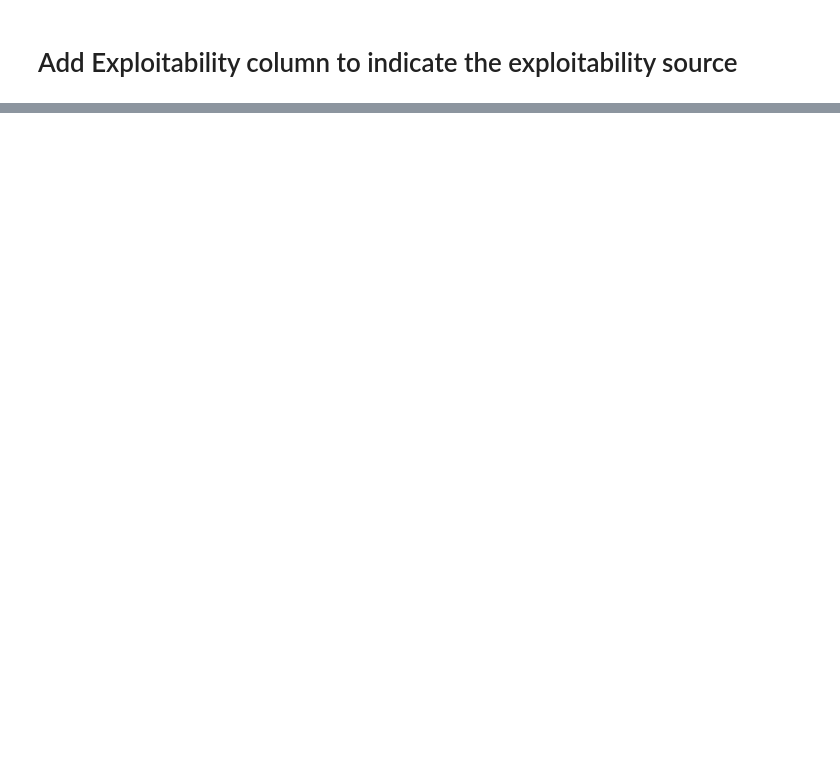
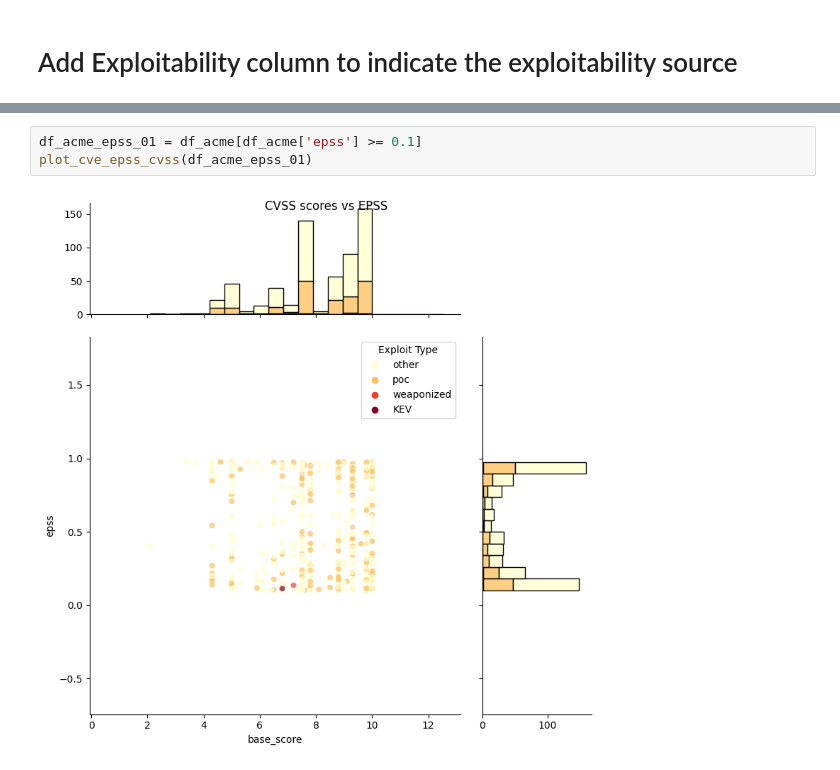
Before and after one commit to RiskBasedPrioritization/RiskBasedPrioritizationAnalysis, a Jupyter notebook: analysis/acme.ipynb, the cells around one changed output, grey strips where cells are left out. Cells and saved outputs as stored; diff of their text form; blank space fills up the shorter version.

```diff
--- a/analysis/acme.ipynb
+++ b/analysis/acme.ipynb
@@ -161,0 +160,5 @@ filtered_df
+# %%
+df_acme_epss_01 = df_acme[df_acme['epss'] >= 0.1]
+plot_cve_epss_cvss(df_acme_epss_01)
+# %% [output]
+[figure, added]
```
Also changed, not shown: parts of 33 cells of this notebook, 1 other file.
